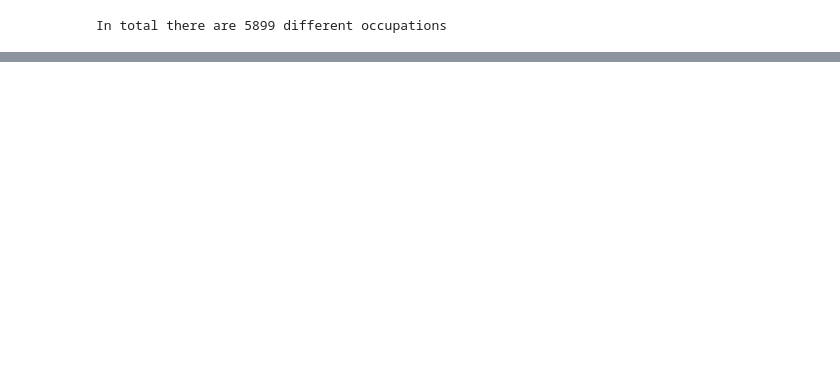
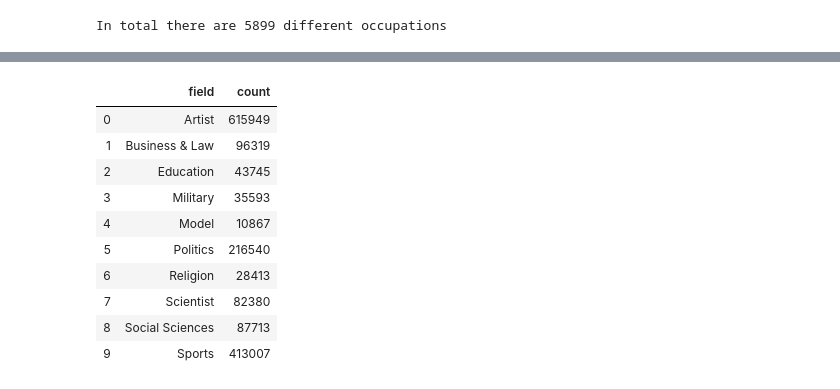
Before and after one commit to natbolon/wiki-gender, a Jupyter notebook: src/statistics.ipynb, the cells around one changed output, grey strips where cells are left out. Saved outputs shown, nothing was run; the diff lists cells and outputs as text; code cells hidden in the pictures; blank space fills up the shorter version.

Commit message:
update statistics on occupation

```diff
--- a/src/statistics.ipynb
+++ b/src/statistics.ipynb
@@ -71,0 +109,2 @@ In total there are 5899 different occupations
+# %%
+occ_pd['occupation'] = occ_pd['occupation'].map(lambda x: dict_occupations.get(x, "other"))
@@ -71,0 +137,8 @@ In total there are 5899 different occupations
+# %%
+occ_filtered_pd = occ_pd.iloc[:100]
+# %%
+with open('../data/dict_categories_occupations.json') as json_file:
+    line = json_file.readline()
+    dict_cat_occ = json.loads(line)
+# %%
+occ_filtered_pd.loc[:,['field']] = occ_filtered_pd['occupation'].map(lambda x: dict_cat_occ.get(x))
@@ -71,0 +154,15 @@ In total there are 5899 different occupations
+# %%
+occupation_counts = occ_filtered_pd.groupby(['field']).sum().reset_index()
+occupation_counts
+# %% [output]
+|  | field | count |
+| 0 | Artist | 615949 |
+| 1 | Business & Law | 96319 |
+| 2 | Education | 43745 |
+| 3 | Military | 35593 |
+| 4 | Model | 10867 |
+| 5 | Politics | 216540 |
+| 6 | Religion | 28413 |
+| 7 | Scientist | 82380 |
+| 8 | Social Sciences | 87713 |
+| 9 | Sports | 413007 |
```
Also changed, not shown: parts of 25 cells of this notebook.
